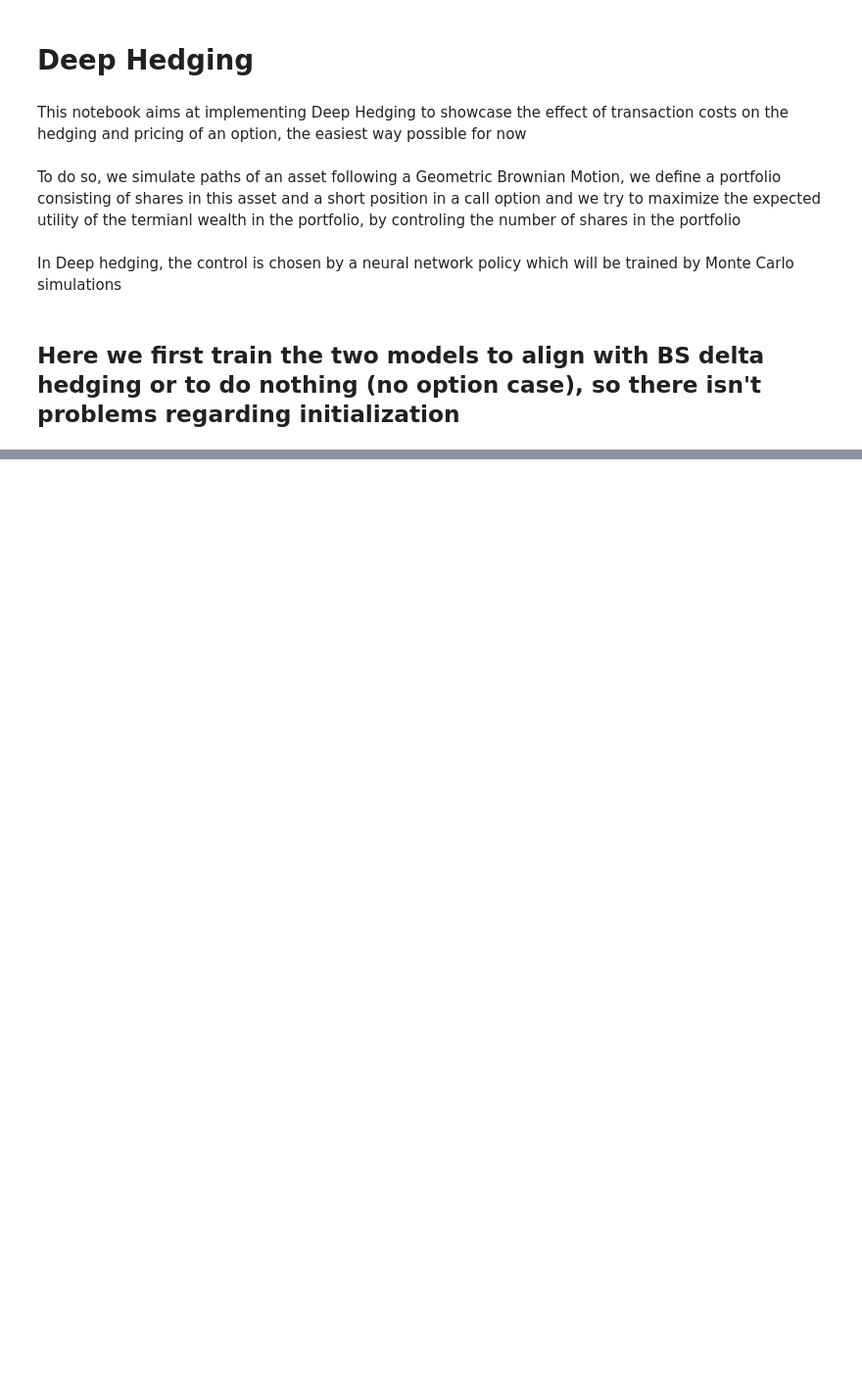
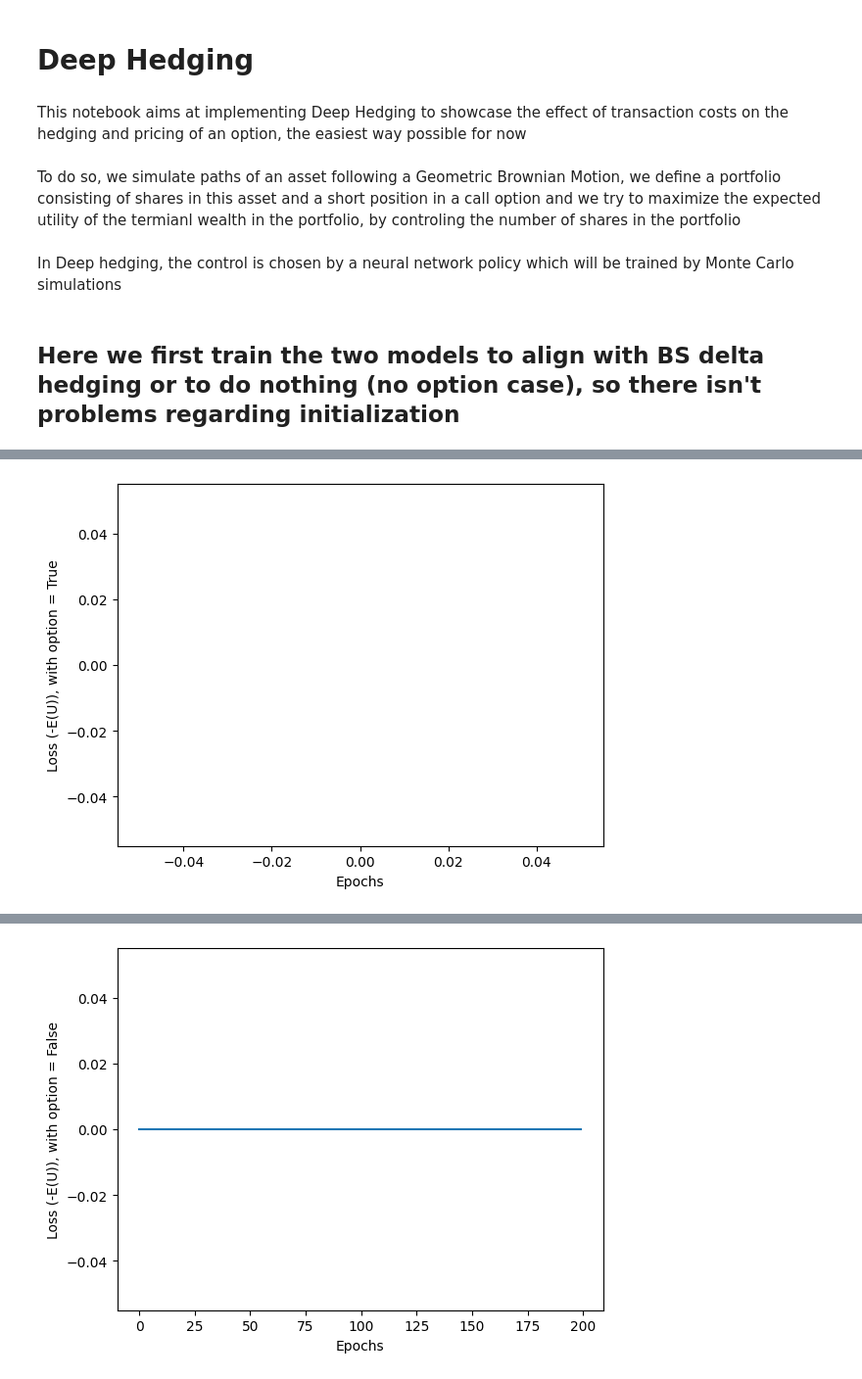
Before and after one commit to JulesArzel/Deep_Hedging_v2, a Jupyter notebook: Deep Reinforcement Learning Approach/Main_Deep_RL.ipynb, the cells around one changed output, grey strips where cells are left out. Shown at 98% size. Cells and saved outputs as stored; diff of their text form; code cells hidden in the pictures; blank space fills up the shorter version.

```diff
--- a/Deep Reinforcement Learning Approach/Main_Deep_RL.ipynb
+++ b/Deep Reinforcement Learning Approach/Main_Deep_RL.ipynb
@@ -16,22 +17,22 @@ from scipy.stats import norm
 # %%
 # Parameters
-gamma = 0.1 # Risk aversion parameter
-lambda_tc = 0.000001 # Proportional transaction costs
+gamma = 1 # Risk aversion parameter
+lambda_tc = 0.0001 # Proportional transaction costs
 # --- Underlying parameters ---
 S0 = 100
-mu = 0.05
+mu = 0.0
 sigma = 0.2
 # -----------------------------
 # --- Option parameters ---
 T = 1.0
 strike = 100
-N_steps = 30
+N_steps = 250
 # -------------------------
 # --- Policy parameters ---
-clip_trade = 2.0
-clip_pos = 10.0
+clip_trade = 10.0
+clip_pos = 100.0
 batch_size = 64
-epochs = 3000
+epochs = 200
 # -------------------------
 # %%
 # ---------------------------------------------------------
@@ -239,6 +244,8 @@ Epoch 100: Zero initialization loss = 0.000003
 # ---------------------------------------------------------
 # Training
 # ---------------------------------------------------------
+policy = SimplePolicyNet()
+policy_no_option = SimplePolicyNet()
 
 policy = policy
 optimizer = torch.optim.Adam(policy.parameters(), lr=1e-5)
@@ -254,0 +260 @@ Epoch 300: loss = 485165120.0000, mean terminal wealth = -200.00
+[figure, added]
@@ -256,3 +263,4 @@ KeyboardInterrupt:
+[figure, added]
 # %%
 plt.hist(wealth_with[epochs-1000:], bins=100)
 plt.title("Distribution of Terminal Wealth (last 1000 epochs)")
```
Also changed, not shown: parts of 8 cells of this notebook, 1 other file.
